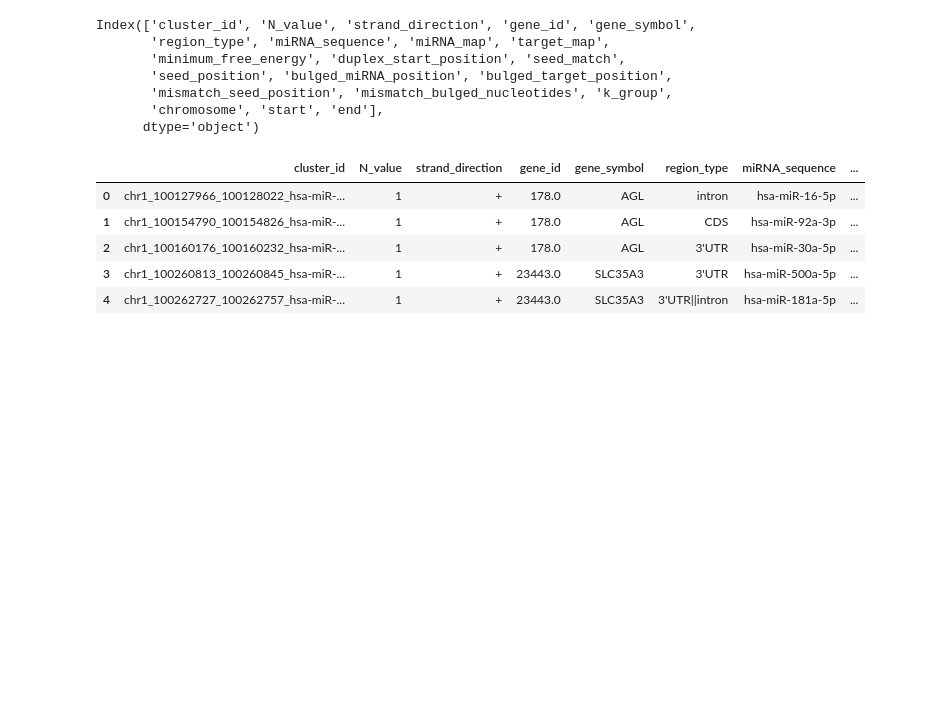
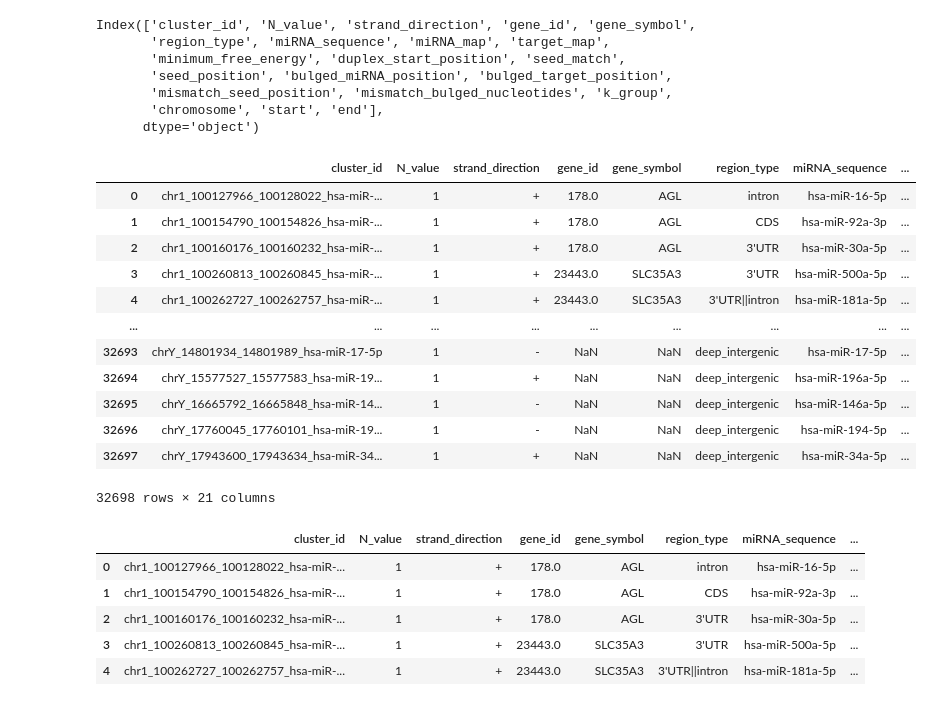
Before and after one commit to TasbasMN/Thesis, a Jupyter notebook: data/raw/clear/preprocess_clear.ipynb, the cells around one changed output. Cells and saved outputs as stored; diff of their text form; code cells hidden in the pictures; blank space fills up the shorter version.

```diff
--- a/data/raw/clear/preprocess_clear.ipynb
+++ b/data/raw/clear/preprocess_clear.ipynb
@@ -93,6 +93,22 @@ Index(['cluster_id', 'N_value', 'strand_direction', 'gene_id', 'gene_symbol',
        'mismatch_seed_position', 'mismatch_bulged_nucleotides', 'k_group',
        'chromosome', 'start', 'end'],
       dtype='object')
+# %%
+df
+# %% [output]
+|  | cluster_id | N_value | strand_direction | gene_id | gene_symbol | region_type | miRNA_sequence | ... |
+| 0 | chr1_100127966_100128022_hsa-miR-... | 1 | + | 178.0 | AGL | intron | hsa-miR-16-5p | ... |
+| 1 | chr1_100154790_100154826_hsa-miR-... | 1 | + | 178.0 | AGL | CDS | hsa-miR-92a-3p | ... |
+| 2 | chr1_100160176_100160232_hsa-miR-... | 1 | + | 178.0 | AGL | 3'UTR | hsa-miR-30a-5p | ... |
+| 3 | chr1_100260813_100260845_hsa-miR-... | 1 | + | 23443.0 | SLC35A3 | 3'UTR | hsa-miR-500a-5p | ... |
+| 4 | chr1_100262727_100262757_hsa-miR-... | 1 | + | 23443.0 | SLC35A3 | 3'UTR||intron | hsa-miR-181a-5p | ... |
+| ... | ... | ... | ... | ... | ... | ... | ... | ... |
+| 32693 | chrY_14801934_14801989_hsa-miR-17-5p | 1 | - | NaN | NaN | deep_intergenic | hsa-miR-17-5p | ... |
+| 32694 | chrY_15577527_15577583_hsa-miR-19... | 1 | + | NaN | NaN | deep_intergenic | hsa-miR-196a-5p | ... |
+| 32695 | chrY_16665792_16665848_hsa-miR-14... | 1 | - | NaN | NaN | deep_intergenic | hsa-miR-146a-5p | ... |
+| 32696 | chrY_17760045_17760101_hsa-miR-19... | 1 | - | NaN | NaN | deep_intergenic | hsa-miR-194-5p | ... |
+| 32697 | chrY_17943600_17943634_hsa-miR-34... | 1 | + | NaN | NaN | deep_intergenic | hsa-miR-34a-5p | ... |
+32698 rows × 21 columns
 # %%
 trans_table = str.maketrans("-|W", "012")
 
```
Also changed, not shown: parts of 1 cell of this notebook, 19 other files.
